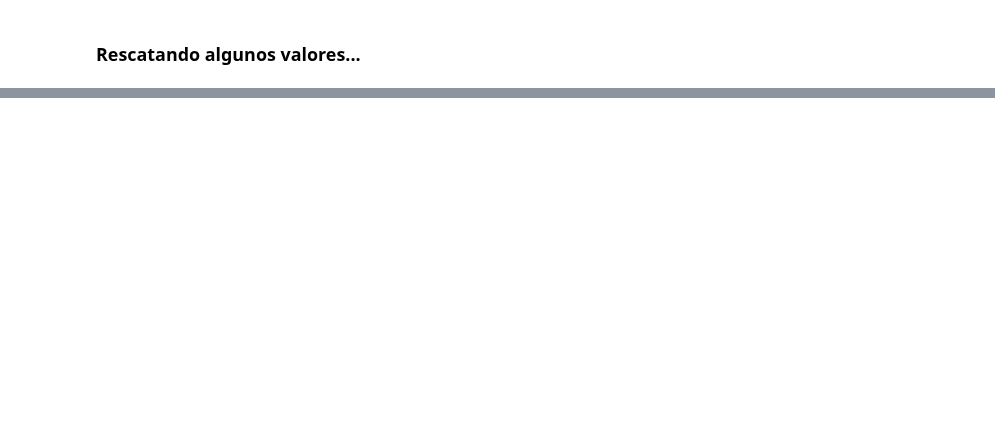
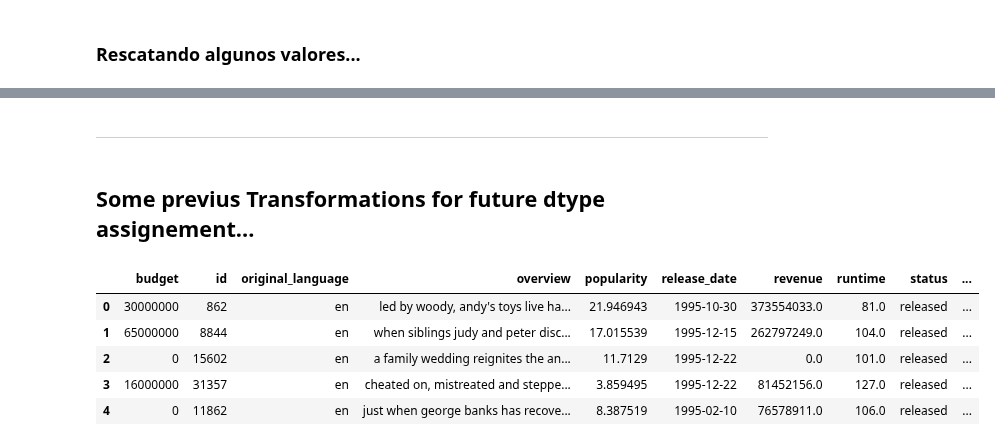
Before and after one commit to Lucaramallo/PI1_MLOps_Sistema_de_Recomendacion_Movies_ML, a Jupyter notebook: ETLs/ETL Movies/ETL Movies.ipynb, the cells around one changed output, grey strips where cells are left out. Cells and saved outputs as stored; diff of their text form; code cells hidden in the pictures; blank space fills up the shorter version.

```diff
--- a/ETLs/ETL Movies/ETL Movies.ipynb
+++ b/ETLs/ETL Movies/ETL Movies.ipynb
@@ -613,0 +623,4 @@ df_movies
+# %% [markdown]
+_________________________________________________________
+# %% [markdown]
+## Some previus Transformations for future dtype assignement...
@@ -613,0 +630,9 @@ df_movies
+# %%
+df_movies.head(5)
+# %% [output]
+|  | budget | id | original_language | overview | popularity | release_date | revenue | runtime | status | ... |
+| 0 | 30000000 | 862 | en | led by woody, andy's toys live ha... | 21.946943 | 1995-10-30 | 373554033.0 | 81.0 | released | ... |
+| 1 | 65000000 | 8844 | en | when siblings judy and peter disc... | 17.015539 | 1995-12-15 | 262797249.0 | 104.0 | released | ... |
+| 2 | 0 | 15602 | en | a family wedding reignites the an... | 11.7129 | 1995-12-22 | 0.0 | 101.0 | released | ... |
+| 3 | 16000000 | 31357 | en | cheated on, mistreated and steppe... | 3.859495 | 1995-12-22 | 81452156.0 | 127.0 | released | ... |
+| 4 | 0 | 11862 | en | just when george banks has recove... | 8.387519 | 1995-02-10 | 76578911.0 | 106.0 | released | ... |
```
Also changed, not shown: parts of 14 cells of this notebook.
